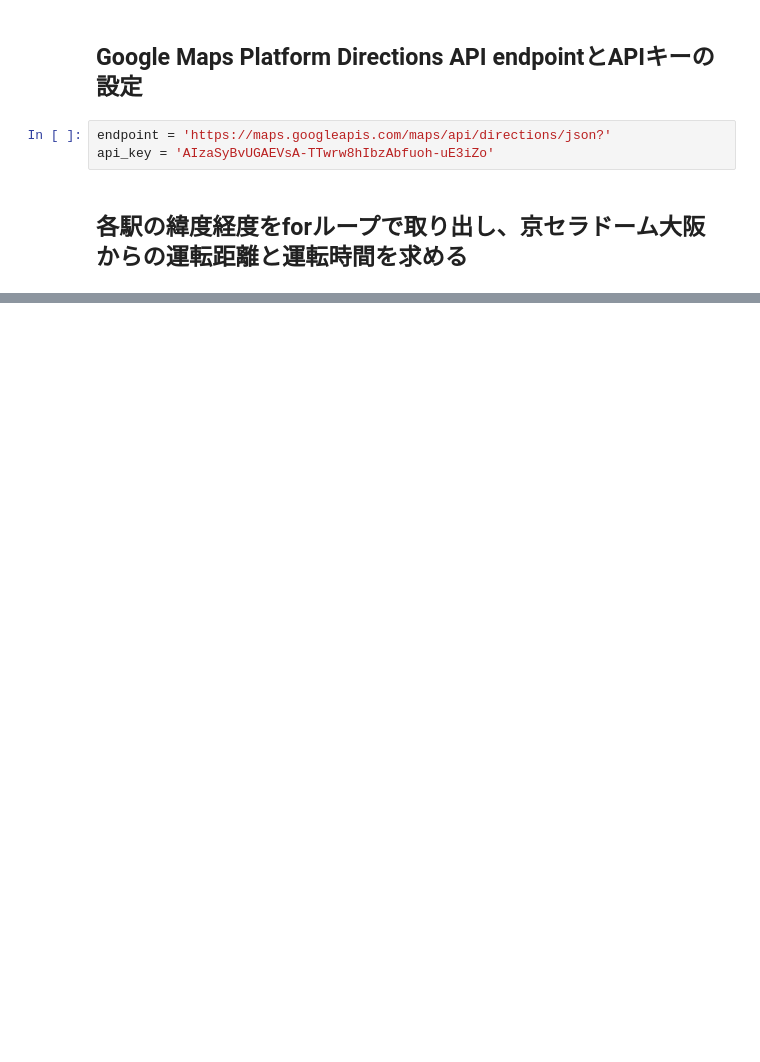
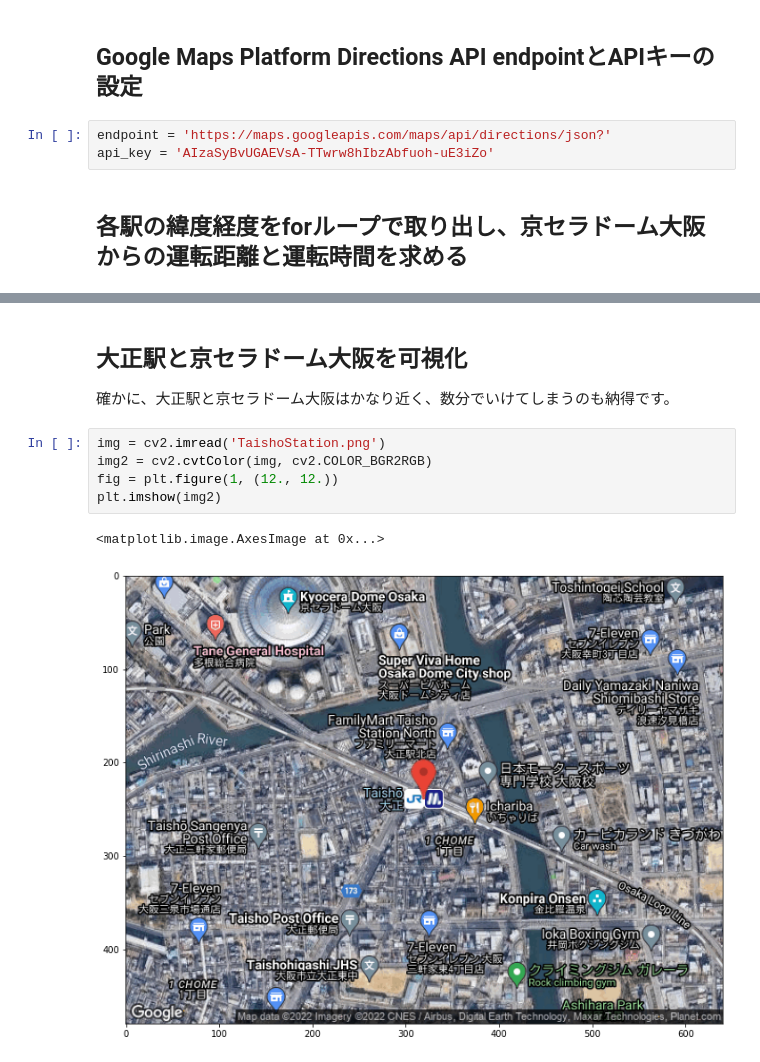
Before and after one commit to KentaItakura/Directions-API-Test-using-Python, a Jupyter notebook: mainFile.ipynb, the cells around one changed output, grey strips where cells are left out. Saved outputs shown, nothing was run; the diff lists cells and outputs as text; blank space fills up the shorter version.

```diff
--- a/mainFile.ipynb
+++ b/mainFile.ipynb
@@ -151,0 +179,11 @@ except urllib.error.URLError as e:
+# %% [markdown]
+## 大正駅と京セラドーム大阪を可視化
+確かに、大正駅と京セラドーム大阪はかなり近く、数分でいけてしまうのも納得です。
+# %%
+img = cv2.imread('TaishoStation.png')
+img2 = cv2.cvtColor(img, cv2.COLOR_BGR2RGB)
+fig = plt.figure(1, (12., 12.))
+plt.imshow(img2)
+# %% [output]
+<matplotlib.image.AxesImage at 0x...>
+[figure, added]
```
Also changed, not shown: parts of 11 cells of this notebook, 4 other files.
